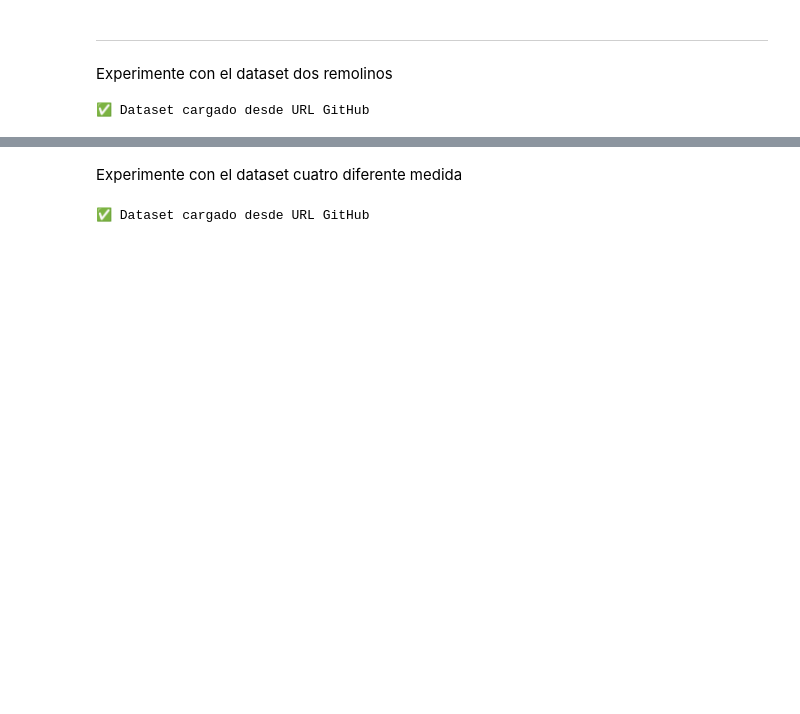
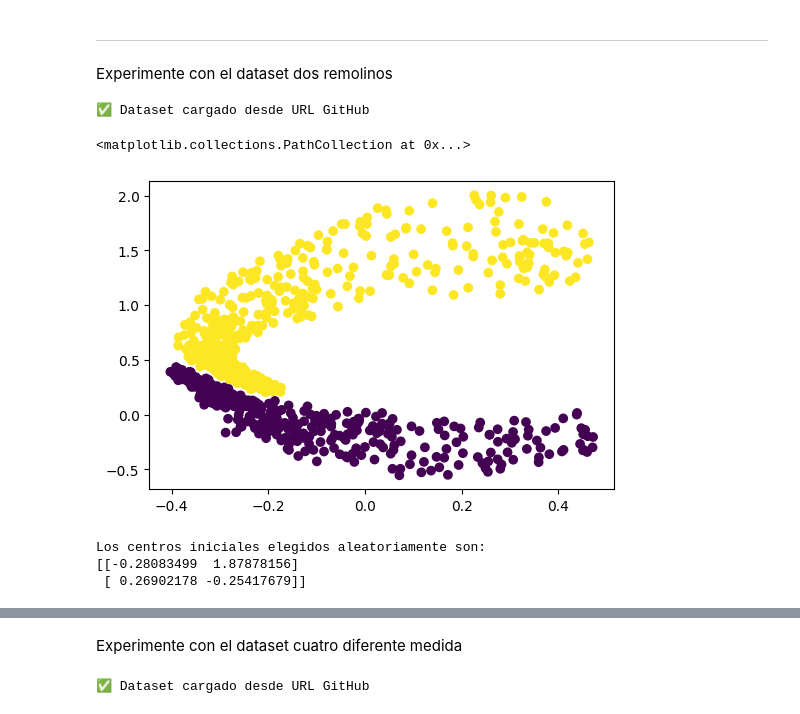
Before and after one commit to SandraNavarrete-docente/aprendizaje-automatico-252601, a Jupyter notebook: 04-MODELOS-NO-SUPERVISADOS/4_7_Métodos_de_clustering_basado_en_modelos_probabilisticos.ipynb, the cells around one changed output, grey strips where cells are left out. Saved outputs shown, nothing was run; the diff lists cells and outputs as text; code cells hidden in the pictures; blank space fills up the shorter version.

```diff
--- a/04-MODELOS-NO-SUPERVISADOS/4_7_Métodos_de_clustering_basado_en_modelos_probabilisticos.ipynb
+++ b/04-MODELOS-NO-SUPERVISADOS/4_7_Métodos_de_clustering_basado_en_modelos_probabilisticos.ipynb
@@ -258,11 +268,20 @@ visualizar_gmm(Dx, cDx, sigmas, Dyp)
 <hr>
 Experimente con el dataset dos remolinos
 # %%
-D =cargar_dataset("dataset_dos_remolinos.xlsx")
-D = D[ np.random.choice(np.arange(D.shape[0]), D.shape[0], replace=False) ,:]
-Dx = D[:,1:3]
-Dy = D[:,3]
+D1 =cargar_dataset("dataset_dos_remolinos.xlsx")
+D1 = D1[ np.random.choice(np.arange(D1.shape[0]), D1.shape[0], replace=False) ,:]
+Dx1 = D1[:,1:3]
+Dy1 = D1[:,3]
+fig, ax = plt.subplots(figsize=(6,4))
+ax.scatter(Dx1[:,0],Dx1[:,1], c=Dy1)
 # %% [output]
 ✅ Dataset cargado desde URL GitHub
+<matplotlib.collections.PathCollection at 0x...>
+[figure, added]
 # %%
-K = # P9 tu codigo aqui
+K = 2# P9 tu codigo aqui
+cDx1, sigmas1, Dyp1 = GMM(Dx1, K)
+# %% [output]
+Los centros iniciales elegidos aleatoriamente son:
+[[-0.28083499  1.87878156]
+ [ 0.26902178 -0.25417679]]
```
Also changed, not shown: parts of 22 cells of this notebook.
